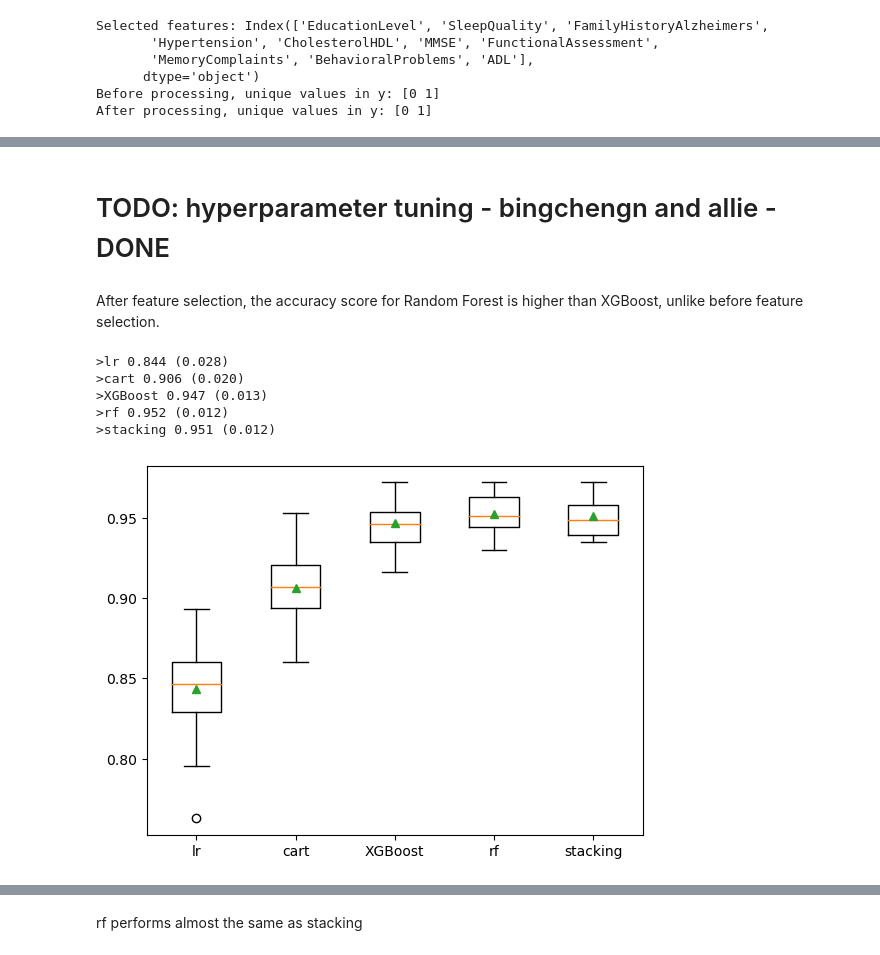
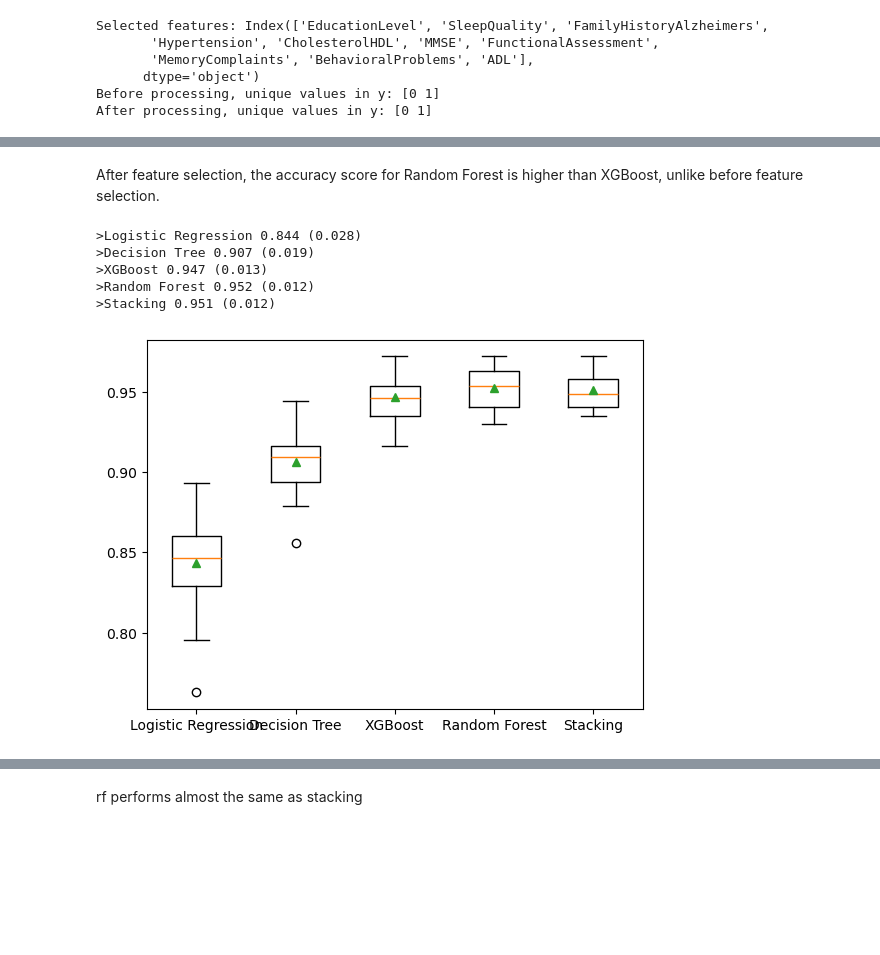
Before and after one commit to alekhyavittalam/alzheimers_diagnosis_prediction, a Jupyter notebook: alzheimers.ipynb, the cells around one changed output, grey strips where cells are left out. Saved outputs shown, nothing was run; the diff lists cells and outputs as text; code cells hidden in the pictures; blank space fills up the shorter version.

Commit message:
Cleanup
code cleanup and bar plot model accuracy including stacking

```diff
--- a/alzheimers.ipynb
+++ b/alzheimers.ipynb
@@ -719,5 +678,3 @@ plt.show()
-# %% [markdown]
-# TODO: hyperparameter tuning - bingchengn and allie - DONE
 # %% [markdown]
 After feature selection, the accuracy score for Random Forest is higher than XGBoost, unlike before feature selection.
 # %%
@@ -748,10 +705,10 @@ def get_dataset():
 def get_stacking():
 	# define the base models
 	level0 = list()
-	level0.append(('lr', LogisticRegression()))
-	level0.append(('cart', DecisionTreeClassifier()))
+	level0.append(('Logistic Regression', LogisticRegression()))
+	level0.append(('Decision Tree', DecisionTreeClassifier()))
 	level0.append(('XGBoost', XGBClassifier(eval_metric='logloss')))
-	level0.append(('rf', RandomForestClassifier()))
+	level0.append(('Random Forest', RandomForestClassifier()))
 	# define meta learner model
 	level1 = LogisticRegression()
 	# define the stacking ensemble
@@ -759,39 +716,39 @@ def get_stacking():
 	return model
 
 # get a list of models to evaluate
 def get_models():
 	stack_models = dict()
-	stack_models['lr'] = LogisticRegression()
-	stack_models['cart'] = DecisionTreeClassifier()
+	stack_models['Logistic Regression'] = LogisticRegression()
+	stack_models['Decision Tree'] = DecisionTreeClassifier()
 	stack_models['XGBoost'] = XGBClassifier(eval_metric='logloss')
-	stack_models['rf'] = RandomForestClassifier()
-	stack_models['stacking'] = get_stacking()
+	stack_models['Random Forest'] = RandomForestClassifier()
+	stack_models['Stacking'] = get_stacking()
 	return stack_models
 
 # evaluate a give model using cross-validation
 def evaluate_model(model, X, y):
 	cv = RepeatedStratifiedKFold(n_splits=10, n_repeats=3, random_state=1)
 	scores = cross_val_score(model, X, y, scoring='accuracy', cv=cv, n_jobs=-1, error_score='raise')
 	return scores
 
 # define dataset
 X_selected, y = get_dataset()
 # get the models to evaluate
 stack_models = get_models()
 # evaluate the models and store results
 results, names = list(), list()
 for name, model in stack_models.items():
 	scores = evaluate_model(model, X_selected, y)
 	results.append(scores)
 	names.append(name)
 	print('>%s %.3f (%.3f)' % (name, mean(scores), std(scores)))
 # plot model performance for comparison
 pyplot.boxplot(results, labels=names, showmeans=True)
 pyplot.show()
 # %% [output]
->lr 0.844 (0.028)
->cart 0.906 (0.020)
+>Logistic Regression 0.844 (0.028)
+>Decision Tree 0.907 (0.019)
 >XGBoost 0.947 (0.013)
->rf 0.952 (0.012)
->stacking 0.951 (0.012)
+>Random Forest 0.952 (0.012)
+>Stacking 0.951 (0.012)
-[figure, old version]
+[figure, new version]
```
Also changed, not shown: parts of 26 cells of this notebook, 4 other files.
